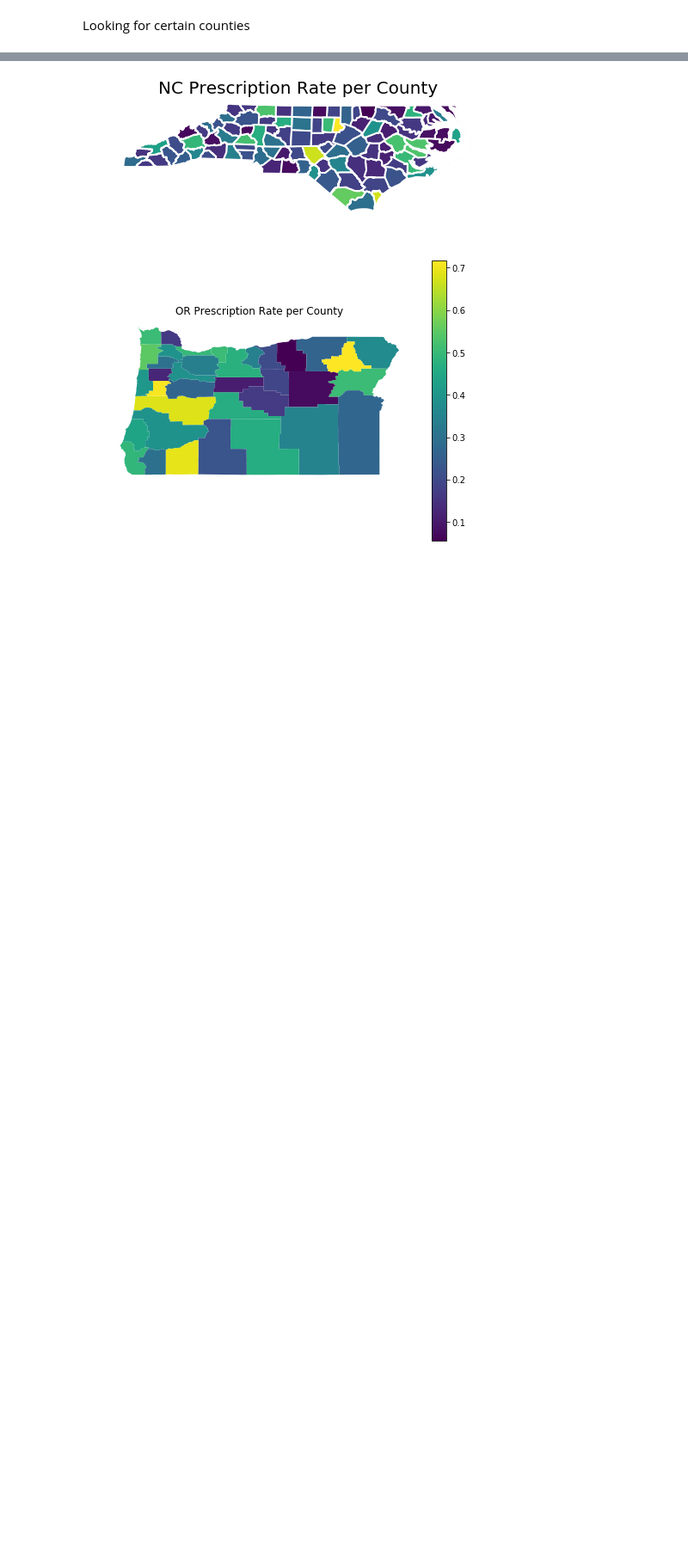
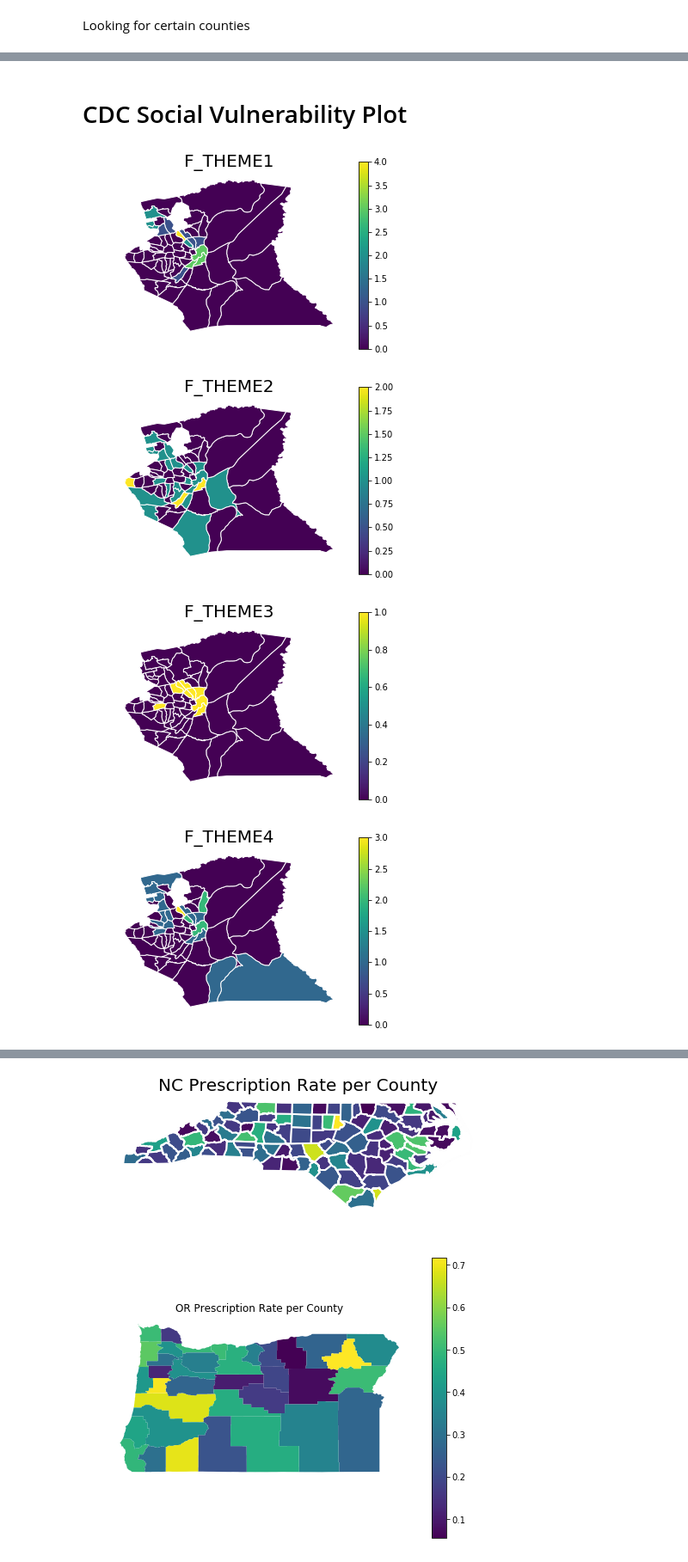
Before and after one commit to jmpmcmanus/Flood, a Jupyter notebook: CDC.ipynb, the cells around one changed output, grey strips where cells are left out. Shown at 86% size. Saved outputs shown, nothing was run; the diff lists cells and outputs as text; code cells hidden in the pictures; blank space fills up the shorter version.

```diff
--- a/CDC.ipynb
+++ b/CDC.ipynb
@@ -37,10 +28,0 @@ ctdata['F_TOTAL'].shape
-# %%
-#plt.figure(figsize=(8,6))
-plotdata=
-ctdata.plot(column='F_TOTAL',linewidth=2,edgecolor='2',legend=True)
-plt.title('Percentage of households with no vehicle',fontsize=20)
-plt.axis('off')
-#plt.rcParams["figure.figsize"] = [8,6]
-#plt.savefig("test.png", bbox_inches='tight')
-#plt.savefig(r'E:\Bootcamp_Summer_Project\NC Rate.png',dpi=100)
-plt.show()
@@ -80,0 +29,15 @@ plt.show()
+# %% [markdown]
+# CDC Social Vulnerability Plot
+# %%
+lookinglist=['F_THEME1','F_THEME2','F_THEME3','F_THEME4','F_TOTAL']
+for i in lookinglist:
+    plotdata=ctdata[ctdata[i]>=0]
+    plotdata.plot(column=i,linewidth=1,edgecolor='1',legend=True)
+    plt.title(i,fontsize=20)
+    plt.axis('off')
+    plt.show()
+# %% [output]
+[figure, added]
+[figure, added]
+[figure, added]
+[figure, added]
```
Also changed, not shown: parts of 17 cells of this notebook, 2 other files.
